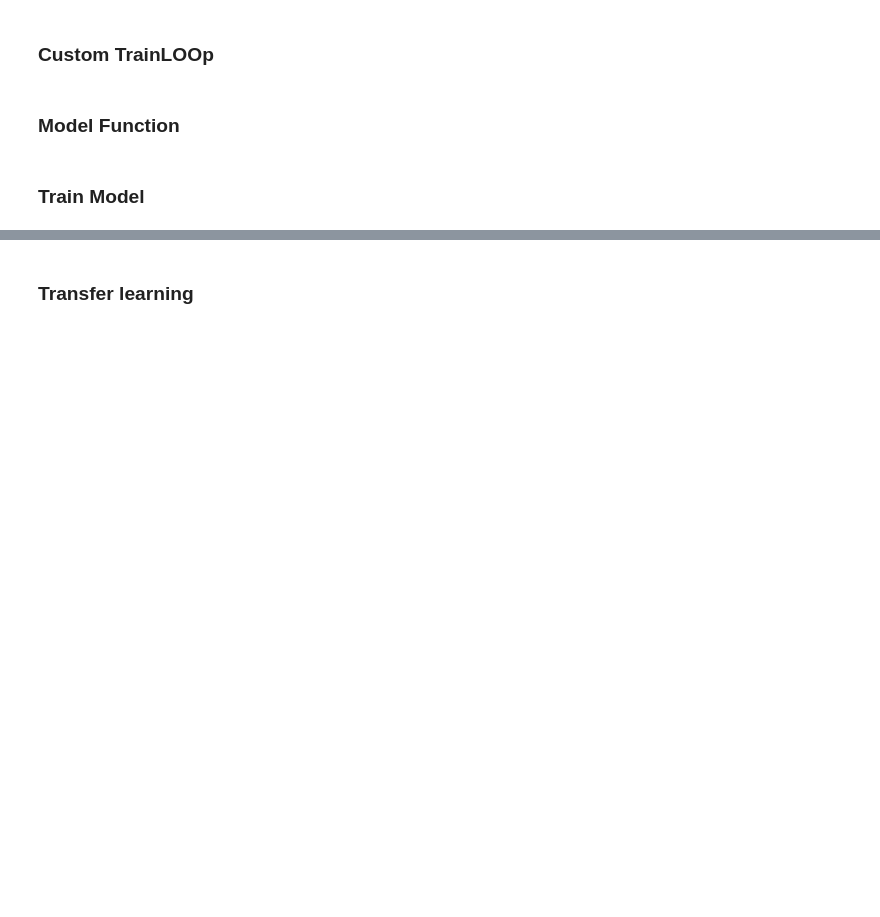
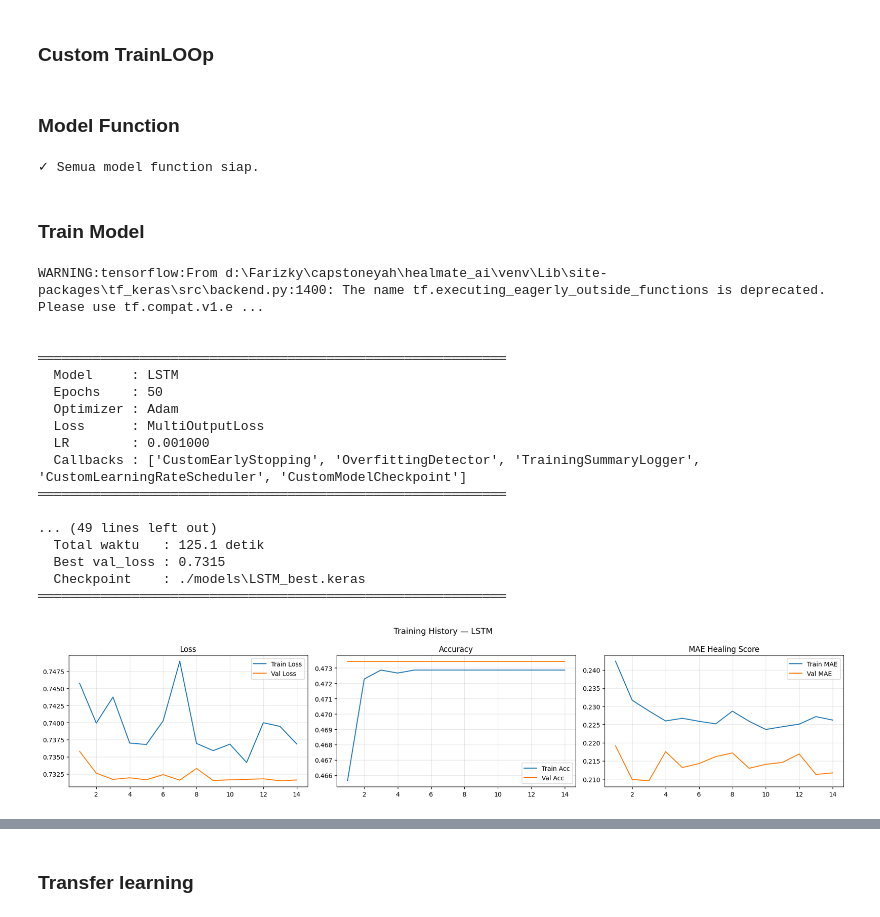
Before and after one commit to WeTeamBest/healmate_ai, a Jupyter notebook: AI/eksperimen2/farizky/notebook_healScore.ipynb, the cells around one changed output, grey strips where cells are left out. Saved outputs shown, nothing was run; the diff lists cells and outputs as text; code cells hidden in the pictures; blank space fills up the shorter version.

Commit message:
upload notebook baru dan sudah train

```diff
--- a/AI/eksperimen2/farizky/notebook_healScore.ipynb
+++ b/AI/eksperimen2/farizky/notebook_healScore.ipynb
@@ -58,7 +61,8 @@ EPOCH         = 50
 BATCH_SIZE    = 32
 OUTPUT_DIR    = './models'
 LOGS_DIR      = './logs'
-DATASET_PATH  = 'Emotion Dataset Merged.xlsx'
+DATASET_PATH  = 'D:\\Farizky\\capstoneyah\\healmate_ai\\AI\\Emotion Dataset Merged.xlsx'
+# D:\Farizky\capstoneyah\healmate_ai\AI\Emotion Dataset Merged.xlsx
 SAVED_MODEL_DIR = './models/saved_model'
 
 np.random.seed(RANDOM_SEED)
@@ -604,8 +722,9 @@ class CustomTensorBoard(tf.keras.callbacks.TensorBoard):
 
 class CustomLearningRateScheduler(tf.keras.callbacks.Callback):
 
-    def __init__(self, initial_lr=0.001, decay_factor=0.5, step_size=5):
+    def __init__(self, optimizer, initial_lr=0.001, decay_factor=0.5, step_size=5):
         super().__init__()
+        self.optimizer    = optimizer
         self.initial_lr   = initial_lr
         self.decay_factor = decay_factor
         self.step_size    = step_size
@@ -615,7 +734,7 @@ class CustomLearningRateScheduler(tf.keras.callbacks.Callback):
             new_lr = self.initial_lr * (
                 self.decay_factor ** ((epoch + 1) // self.step_size)
             )
-            self.model.optimizer.learning_rate.assign(new_lr)
+            self.optimizer.learning_rate.assign(new_lr)
             print(f"\n[LRScheduler] Epoch {epoch+1} — LR → {new_lr:.6f}")
 
 
@@ -628,13 +747,15 @@ class TrainingSummaryLogger(tf.keras.callbacks.Callback):
 
     def on_train_begin(self, logs=None):
         self.start_time = time.time()
-        total_batches   = self.params.get('steps', '?')
+        # pakai getattr agar aman di custom training loop
+        params = getattr(self, 'params', None)
+        total_batches = params.get('steps', '?') if params else '?'
         print(f"\n[SummaryLogger] Training dimulai — "
               f"{total_batches} batch/epoch\n")
 
     def on_train_end(self, logs=None):
         elapsed  = time.time() - self.start_time
-        avg_loss = logs.get('loss', 'N/A')
+        avg_loss = logs.get('loss', 'N/A') if logs else 'N/A'
         print(f"\n[SummaryLogger] Selesai dalam {elapsed:.1f} detik")
         print(f"[SummaryLogger] Loss akhir : {avg_loss}")
         if self.save_path:
@@ -920,7 +1041,7 @@ class customTrainingLoop:
 ### Model Function
 # %%
 def model_LSTM():
-    inputs = tf.keras.Input(shape=(MAX_LENGTH,), name='input')
+    inputs = tf.keras.Input(shape=(MAX_LENGTH,), dtype=tf.int32, name='input')
     x      = CustomEmbeddingLayer(vocab_size, EMBED_DIM, name='custom_embedding')(inputs)
     x      = LSTM(128, return_sequences=True, name='lstm_1')(x)
     x      = Dropout(0.4, name='dropout_1')(x)
@@ -935,7 +1056,7 @@ def model_LSTM():
 
 
 def model_GRU():
-    inputs = tf.keras.Input(shape=(MAX_LENGTH,), name='input')
+    inputs = tf.keras.Input(shape=(MAX_LENGTH,), dtype=tf.int32, name='input')
     x      = CustomEmbeddingLayer(vocab_size, EMBED_DIM, name='custom_embedding')(inputs)
     x      = GRU(128, return_sequences=True, name='gru_1')(x)
     x      = Dropout(0.4, name='dropout_1')(x)
@@ -950,7 +1071,7 @@ def model_GRU():
 
 
 def model_CNN():
-    inputs = tf.keras.Input(shape=(MAX_LENGTH,), name='input')
+    inputs = tf.keras.Input(shape=(MAX_LENGTH,), dtype=tf.int32, name='input')
     x      = CustomEmbeddingLayer(vocab_size, EMBED_DIM, name='custom_embedding')(inputs)
     x      = CustomConv1DLayer(128, kernel_size=5, dropout_rate=0.3, name='custom_conv_1')(x)
     x      = CustomConv1DLayer(64,  kernel_size=3, dropout_rate=0.3, name='custom_conv_2')(x)
@@ -964,7 +1085,7 @@ def model_CNN():
 
 
 def model_BiLSTM():
-    inputs = tf.keras.Input(shape=(MAX_LENGTH,), name='input')
+    inputs = tf.keras.Input(shape=(MAX_LENGTH,), dtype=tf.int32, name='input')
     x      = CustomEmbeddingLayer(vocab_size, EMBED_DIM, name='custom_embedding')(inputs)
     x      = Bidirectional(LSTM(128, return_sequences=True), name='bilstm_1')(x)
     x      = Dropout(0.4, name='dropout_1')(x)
@@ -980,7 +1101,7 @@ def model_BiLSTM():
 
 
 def model_BiGRU():
-    inputs = tf.keras.Input(shape=(MAX_LENGTH,), name='input')
+    inputs = tf.keras.Input(shape=(MAX_LENGTH,), dtype=tf.int32, name='input')
     x      = CustomEmbeddingLayer(vocab_size, EMBED_DIM, name='custom_embedding')(inputs)
     x      = Bidirectional(GRU(128, return_sequences=True), name='bigru_1')(x)
     x      = Dropout(0.4, name='dropout_1')(x)
@@ -995,28 +1116,50 @@ def model_BiGRU():
     return tf.keras.Model(inputs=inputs, outputs=(out_emotion, out_healing), name='BiGRU')
 
 print("✓ Semua model function siap.")
+# %% [output]
+✓ Semua model function siap.
 # %% [markdown]
 ### Train Model
 # %%
+
+_opt_lstm = tf.keras.optimizers.Adam(learning_rate=0.001)
 trainer_LSTM = customTrainingLoop(
     model        = model_LSTM(),
     model_name   = 'LSTM',
-    optimizer    = tf.keras.optimizers.Adam(learning_rate=0.001),
+    optimizer    = _opt_lstm,
     loss_fn      = MultiOutputLoss(emotion_weight=0.7, healing_weight=0.3),
     log_dir      = LOG_DIR,
     class_weight = class_weight,
     callbacks    = [
         CustomEarlyStopping(patience=7, min_delta=0.001),
         OverfittingDetector(threshold=0.15),
         TrainingSummaryLogger(),
-        CustomLearningRateScheduler(initial_lr=0.001, decay_factor=0.5, step_size=10),
+        CustomLearningRateScheduler(optimizer=_opt_lstm, initial_lr=0.001, decay_factor=0.5, step_size=10),
         CustomModelCheckpoint(
             filepath=os.path.join(OUTPUT_DIR, 'LSTM_checkpoint.keras'),
             monitor='val_loss'
         ),
-        CustomTensorBoard(log_dir=LOG_DIR),
     ],
 )
 trainer_LSTM.fit(train_ds, val_ds, epochs=EPOCH)
 trainer_LSTM.plot_history()
+# %% [output]
+WARNING:tensorflow:From d:\Farizky\capstoneyah\healmate_ai\venv\Lib\site-packages\tf_keras\src\backend.py:1400: The name tf.executing_eagerly_outside_functions is deprecated. Please use tf.compat.v1.e ...
+
+
+════════════════════════════════════════════════════════════
+  Model     : LSTM
+  Epochs    : 50
+  Optimizer : Adam
+  Loss      : MultiOutputLoss
+  LR        : 0.001000
+  Callbacks : ['CustomEarlyStopping', 'OverfittingDetector', 'TrainingSummaryLogger', 'CustomLearningRateScheduler', 'CustomModelCheckpoint']
+════════════════════════════════════════════════════════════
+
+... (49 lines left out)
+  Total waktu   : 125.1 detik
+  Best val_loss : 0.7315
+  Checkpoint    : ./models\LSTM_best.keras
+════════════════════════════════════════════════════════════
+[figure, added]
 # %%
```
Also changed, not shown: parts of 23 cells of this notebook, 1 other file.
